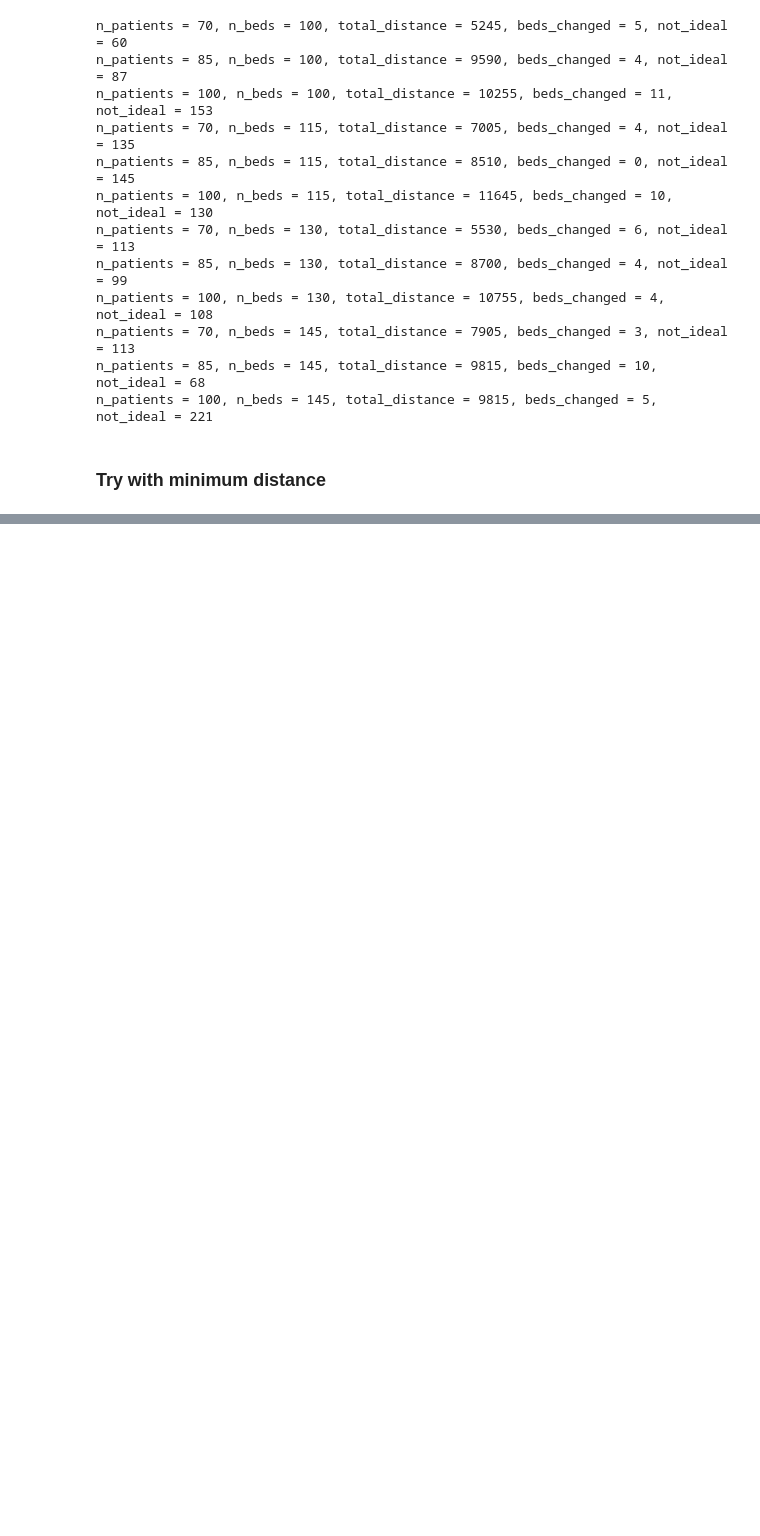
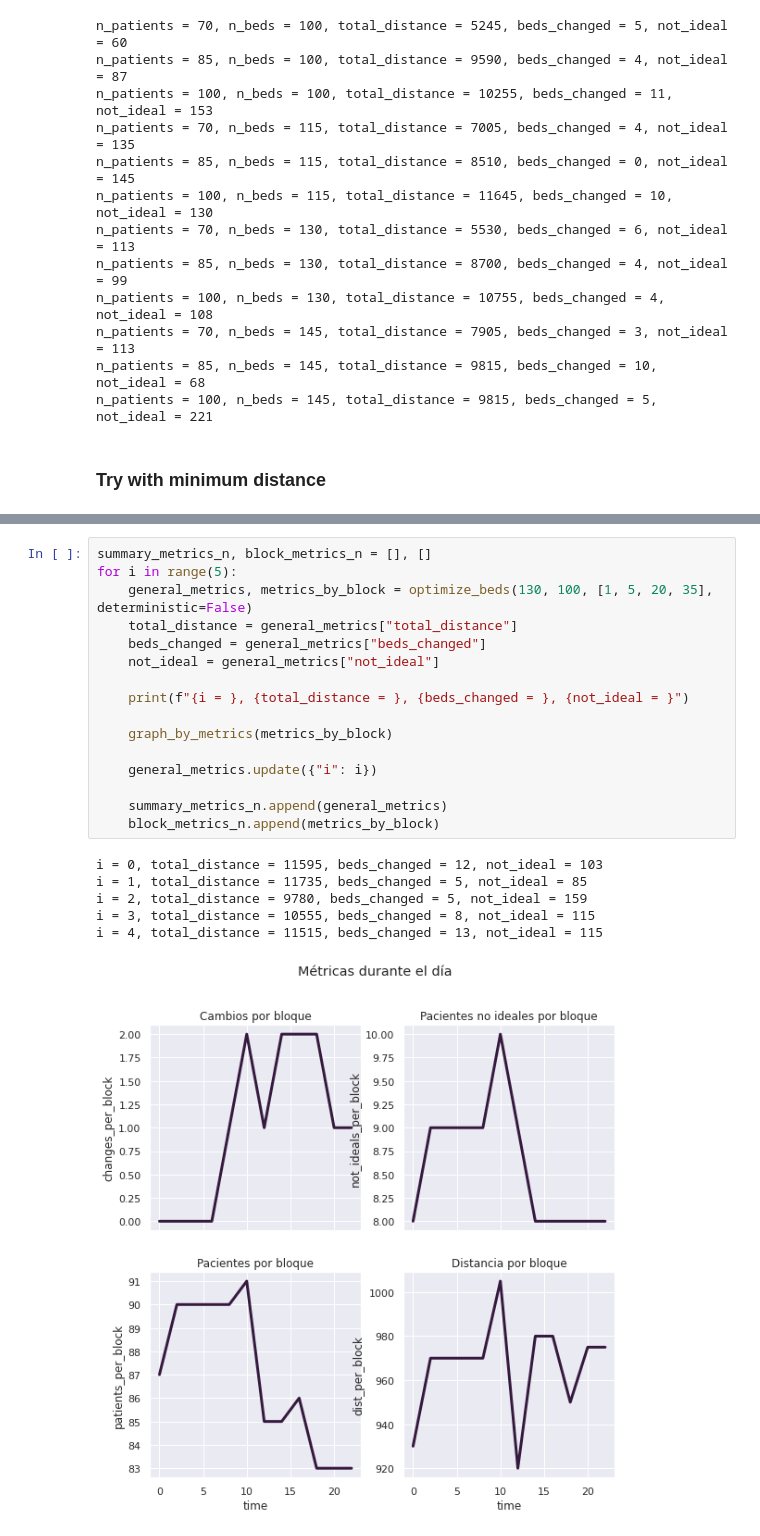
Before and after one commit to agucova/optint, a Jupyter notebook: resiliency.ipynb, the cells around one changed output, grey strips where cells are left out. Drawn from its saved outputs; the diff is of its cells as text; blank space fills up the shorter version.

```diff
--- a/resiliency.ipynb
+++ b/resiliency.ipynb
@@ -104,0 +113,23 @@ i = 1, total_distance = 9305, beds_changed = 16, not_ideal = 147
+# %%
+summary_metrics_n, block_metrics_n = [], []
+for i in range(5):
+    general_metrics, metrics_by_block = optimize_beds(130, 100, [1, 5, 20, 35], deterministic=False)
+    total_distance = general_metrics["total_distance"]
+    beds_changed = general_metrics["beds_changed"]
+    not_ideal = general_metrics["not_ideal"]
+
+    print(f"{i = }, {total_distance = }, {beds_changed = }, {not_ideal = }")
+
+    graph_by_metrics(metrics_by_block)
+
+    general_metrics.update({"i": i})
+
+    summary_metrics_n.append(general_metrics)
+    block_metrics_n.append(metrics_by_block)
+# %% [output]
+i = 0, total_distance = 11595, beds_changed = 12, not_ideal = 103
+i = 1, total_distance = 11735, beds_changed = 5, not_ideal = 85
+i = 2, total_distance = 9780, beds_changed = 5, not_ideal = 159
+i = 3, total_distance = 10555, beds_changed = 8, not_ideal = 115
+i = 4, total_distance = 11515, beds_changed = 13, not_ideal = 115
+[figure, added]
```
Also changed, not shown: parts of 2 cells of this notebook.
